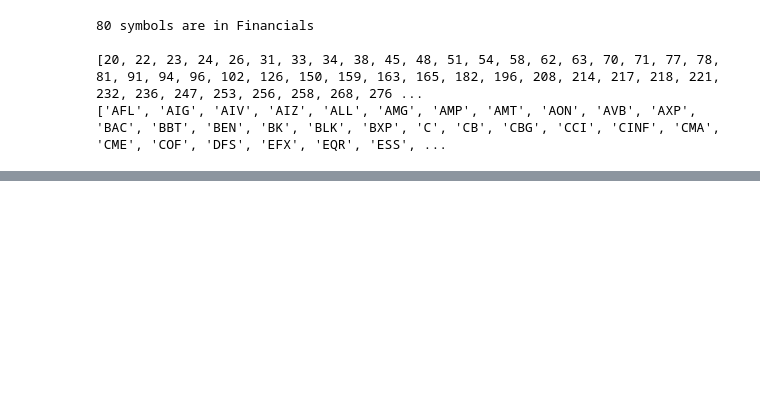
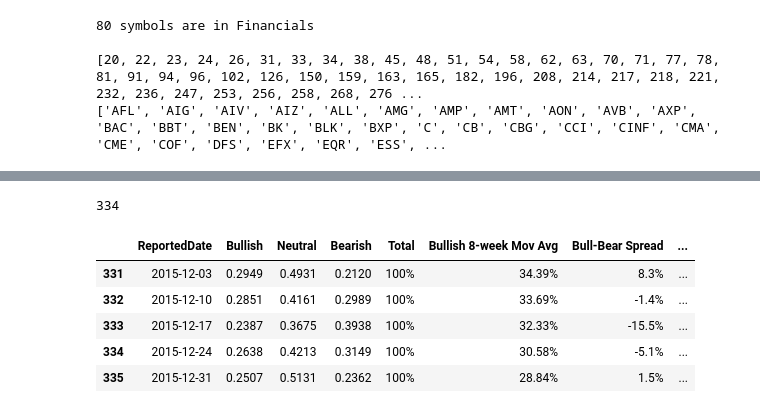
Before and after one commit to yh1008/CodeInFinance, a Jupyter notebook: PsychSignal vs. AAII Sentiment Survey.ipynb, the cells around one changed output, grey strips where cells are left out. Saved outputs shown, nothing was run; the diff lists cells and outputs as text; code cells hidden in the pictures; blank space fills up the shorter version.

```diff
--- a/PsychSignal vs. AAII Sentiment Survey.ipynb
+++ b/PsychSignal vs. AAII Sentiment Survey.ipynb
@@ -290,0 +314,13 @@ unique_AAII_timeStamps.append(pd.Timestamp('2016-01-07'))
+# %%
+len(timeStampsF)
+# %% [output]
+334
+# %%
+filtered_df_AAII.tail()
+# %% [output]
+|  | ReportedDate | Bullish | Neutral | Bearish | Total | Bullish 8-week Mov Avg | Bull-Bear Spread | ... |
+| 331 | 2015-12-03 | 0.2949 | 0.4931 | 0.2120 | 100% | 34.39% | 8.3% | ... |
+| 332 | 2015-12-10 | 0.2851 | 0.4161 | 0.2989 | 100% | 33.69% | -1.4% | ... |
+| 333 | 2015-12-17 | 0.2387 | 0.3675 | 0.3938 | 100% | 32.33% | -15.5% | ... |
+| 334 | 2015-12-24 | 0.2638 | 0.4213 | 0.3149 | 100% | 30.58% | -5.1% | ... |
+| 335 | 2015-12-31 | 0.2507 | 0.5131 | 0.2362 | 100% | 28.84% | 1.5% | ... |
```
Also changed, not shown: parts of 40 cells of this notebook.
